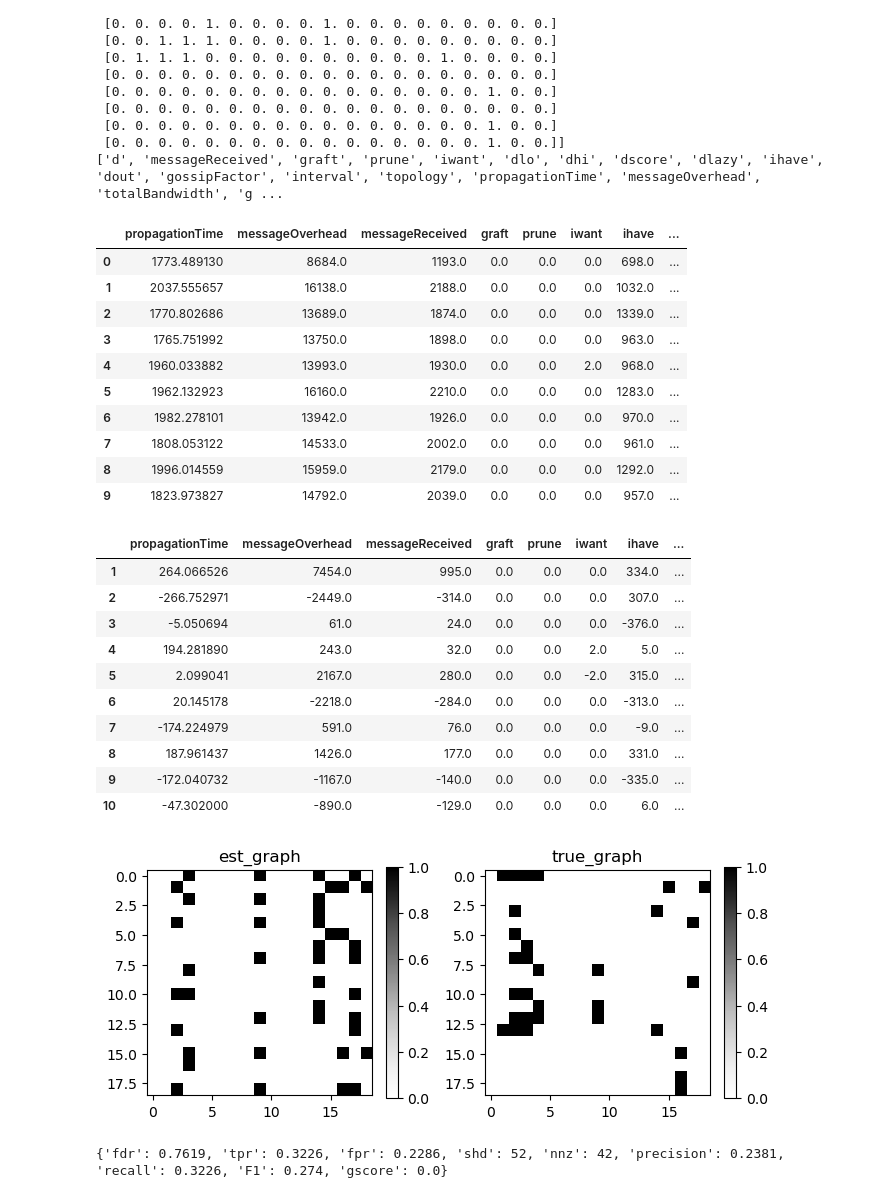
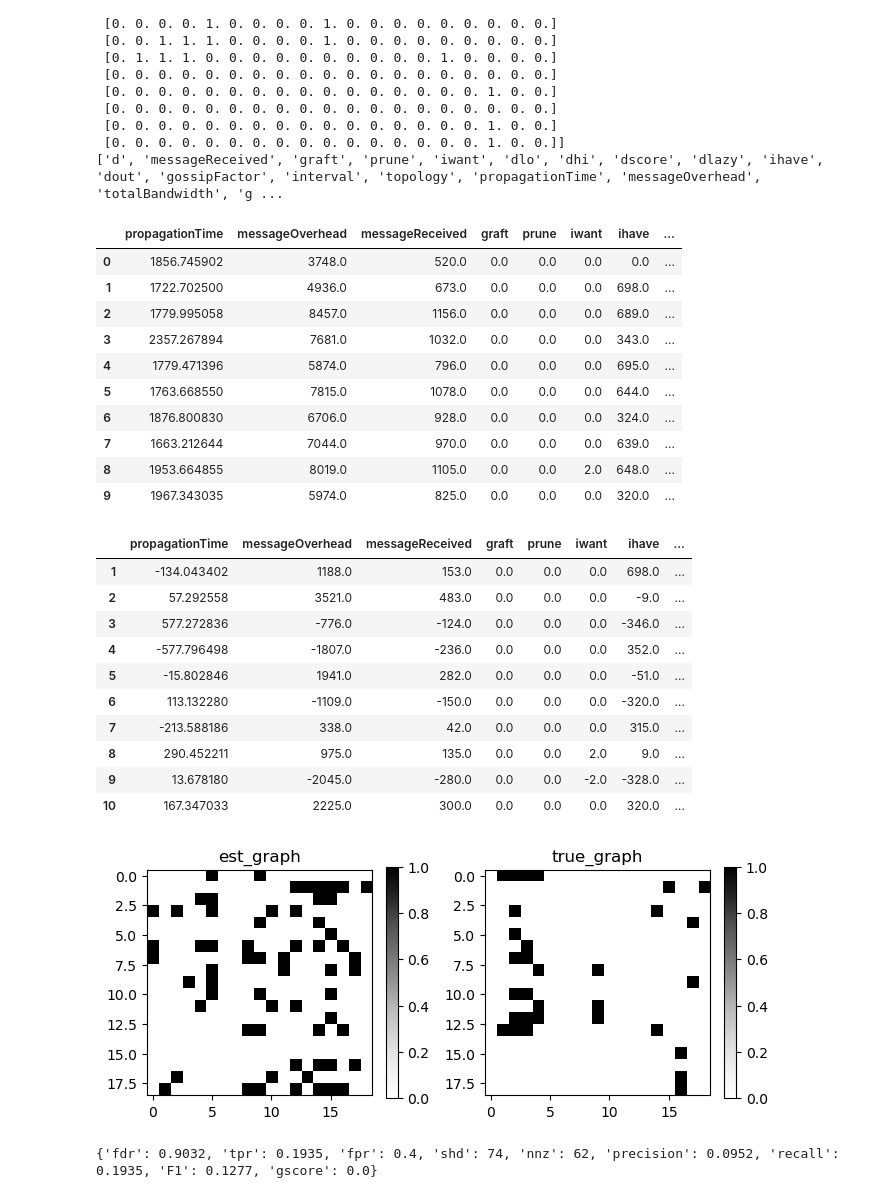
Before and after one commit to FlavScheidt/flexi-pipe, a Jupyter notebook: data/CausalAnalysis/CausalDiscovery/NomalizedData.ipynb, the cells around one changed output. Saved outputs shown, nothing was run; the diff lists cells and outputs as text; code cells hidden in the pictures.

```diff
--- a/data/CausalAnalysis/CausalDiscovery/NomalizedData.ipynb
+++ b/data/CausalAnalysis/CausalDiscovery/NomalizedData.ipynb
@@ -101,7 +101,7 @@ print(causal_graph.nodes)
 
 #Import data
 # data = pd.read_csv('../datasets/consolidated.csv',header=0, index_col=0)
-data = pd.read_csv('../consolidated.csv',header=0, index_col=0)
+data = pd.read_csv('../consolidated5s.csv',header=0, index_col=0)
 consolidated = pd.DataFrame(data)
 
 consolidated = consolidated.drop(columns=['experiment'])#, 'messageBandwidth'])#, 'gossipBandwidth'])#, 'messageDuplicated'])#, 'n_nodes', 'consensus', 'messageDuplicated'])
@@ -125,16 +125,16 @@ consolidated = consolidated.drop(columns=['top'])
 consolidated.head(10)
 # %% [output]
 |  | propagationTime | messageOverhead | messageReceived | graft | prune | iwant | ihave | ... |
-| 0 | 1773.489130 | 8684.0 | 1193.0 | 0.0 | 0.0 | 0.0 | 698.0 | ... |
-| 1 | 2037.555657 | 16138.0 | 2188.0 | 0.0 | 0.0 | 0.0 | 1032.0 | ... |
-| 2 | 1770.802686 | 13689.0 | 1874.0 | 0.0 | 0.0 | 0.0 | 1339.0 | ... |
-| 3 | 1765.751992 | 13750.0 | 1898.0 | 0.0 | 0.0 | 0.0 | 963.0 | ... |
-| 4 | 1960.033882 | 13993.0 | 1930.0 | 0.0 | 0.0 | 2.0 | 968.0 | ... |
-| 5 | 1962.132923 | 16160.0 | 2210.0 | 0.0 | 0.0 | 0.0 | 1283.0 | ... |
-| 6 | 1982.278101 | 13942.0 | 1926.0 | 0.0 | 0.0 | 0.0 | 970.0 | ... |
-| 7 | 1808.053122 | 14533.0 | 2002.0 | 0.0 | 0.0 | 0.0 | 961.0 | ... |
-| 8 | 1996.014559 | 15959.0 | 2179.0 | 0.0 | 0.0 | 0.0 | 1292.0 | ... |
-| 9 | 1823.973827 | 14792.0 | 2039.0 | 0.0 | 0.0 | 0.0 | 957.0 | ... |
+| 0 | 1856.745902 | 3748.0 | 520.0 | 0.0 | 0.0 | 0.0 | 0.0 | ... |
+| 1 | 1722.702500 | 4936.0 | 673.0 | 0.0 | 0.0 | 0.0 | 698.0 | ... |
+| 2 | 1779.995058 | 8457.0 | 1156.0 | 0.0 | 0.0 | 0.0 | 689.0 | ... |
+| 3 | 2357.267894 | 7681.0 | 1032.0 | 0.0 | 0.0 | 0.0 | 343.0 | ... |
+| 4 | 1779.471396 | 5874.0 | 796.0 | 0.0 | 0.0 | 0.0 | 695.0 | ... |
+| 5 | 1763.668550 | 7815.0 | 1078.0 | 0.0 | 0.0 | 0.0 | 644.0 | ... |
+| 6 | 1876.800830 | 6706.0 | 928.0 | 0.0 | 0.0 | 0.0 | 324.0 | ... |
+| 7 | 1663.212644 | 7044.0 | 970.0 | 0.0 | 0.0 | 0.0 | 639.0 | ... |
+| 8 | 1953.664855 | 8019.0 | 1105.0 | 0.0 | 0.0 | 2.0 | 648.0 | ... |
+| 9 | 1967.343035 | 5974.0 | 825.0 | 0.0 | 0.0 | 0.0 | 320.0 | ... |
 # %%
 #Differenting -> https://medium.com/@nathanvenos/time-series-analysis-in-python-ab582dd803cd
 
@@ -148,45 +148,46 @@ X = consolidateddiff[['d', 'messageReceived', 'graft', 'prune', 'iwant', 'dlo',
 consolidateddiff.head(10)
 # %% [output]
 |  | propagationTime | messageOverhead | messageReceived | graft | prune | iwant | ihave | ... |
-| 1 | 264.066526 | 7454.0 | 995.0 | 0.0 | 0.0 | 0.0 | 334.0 | ... |
-| 2 | -266.752971 | -2449.0 | -314.0 | 0.0 | 0.0 | 0.0 | 307.0 | ... |
-| 3 | -5.050694 | 61.0 | 24.0 | 0.0 | 0.0 | 0.0 | -376.0 | ... |
-| 4 | 194.281890 | 243.0 | 32.0 | 0.0 | 0.0 | 2.0 | 5.0 | ... |
-| 5 | 2.099041 | 2167.0 | 280.0 | 0.0 | 0.0 | -2.0 | 315.0 | ... |
-| 6 | 20.145178 | -2218.0 | -284.0 | 0.0 | 0.0 | 0.0 | -313.0 | ... |
-| 7 | -174.224979 | 591.0 | 76.0 | 0.0 | 0.0 | 0.0 | -9.0 | ... |
-| 8 | 187.961437 | 1426.0 | 177.0 | 0.0 | 0.0 | 0.0 | 331.0 | ... |
-| 9 | -172.040732 | -1167.0 | -140.0 | 0.0 | 0.0 | 0.0 | -335.0 | ... |
-| 10 | -47.302000 | -890.0 | -129.0 | 0.0 | 0.0 | 0.0 | 6.0 | ... |
+| 1 | -134.043402 | 1188.0 | 153.0 | 0.0 | 0.0 | 0.0 | 698.0 | ... |
+| 2 | 57.292558 | 3521.0 | 483.0 | 0.0 | 0.0 | 0.0 | -9.0 | ... |
+| 3 | 577.272836 | -776.0 | -124.0 | 0.0 | 0.0 | 0.0 | -346.0 | ... |
+| 4 | -577.796498 | -1807.0 | -236.0 | 0.0 | 0.0 | 0.0 | 352.0 | ... |
+| 5 | -15.802846 | 1941.0 | 282.0 | 0.0 | 0.0 | 0.0 | -51.0 | ... |
+| 6 | 113.132280 | -1109.0 | -150.0 | 0.0 | 0.0 | 0.0 | -320.0 | ... |
+| 7 | -213.588186 | 338.0 | 42.0 | 0.0 | 0.0 | 0.0 | 315.0 | ... |
+| 8 | 290.452211 | 975.0 | 135.0 | 0.0 | 0.0 | 2.0 | 9.0 | ... |
+| 9 | 13.678180 | -2045.0 | -280.0 | 0.0 | 0.0 | -2.0 | -328.0 | ... |
+| 10 | 167.347033 | 2225.0 | 300.0 | 0.0 | 0.0 | 0.0 | 320.0 | ... |
 # %%
 # structure learning
-priori = PrioriKnowledge(X.shape[1])
-priori.add_forbidden_edges([(0,0),(0,5),(0,6),(0,7),(0,8),(0,10),(0,11),(0,12),(0,13),(1,0),(1,5),(1,6),(1,7),(1,8),(1,10),(1,11),(1,12),(1,13),
-                            (2,0),(2,5),(2,6),(2,7),(2,8),(2,10),(2,11),(2,12),(2,13),(3,0),(3,5),(3,6),(3,7),(3,8),(3,10),(3,11),(3,12),(3,13),
-                            (4,0),(4,5),(4,6),(4,7),(4,8),(4,10),(4,11),(4,12),(4,13),(5,0),(5,5),(5,6),(5,7),(5,8),(5,10),(5,11),(5,12),(5,13),
-                            (6,0),(6,5),(6,6),(6,7),(6,8),(6,10),(6,11),(6,12),(6,13),(7,0),(7,5),(7,6),(7,7),(7,8),(7,10),(7,11),(7,12),(7,13),
-                            (8,0),(8,5),(8,6),(8,7),(8,8),(8,10),(8,11),(8,12),(8,13),(9,0),(9,5),(9,6),(9,7),(9,8),(9,10),(9,11),(9,12),(9,13),
-                            (10,0),(10,5),(10,6),(10,7),(10,8),(10,10),(10,11),(10,12),(10,13),(11,0),(11,5),(11,6),(11,7),(11,8),(11,10),(11,11),(11,12),(11,13),
-                            (12,0),(12,5),(12,6),(12,7),(12,8),(12,10),(12,11),(12,12),(12,13),(13,0),(13,5),(13,6),(13,7),(13,8),(13,10),(13,11),(13,12),(13,13),
-                            (14,0),(14,5),(14,6),(14,7),(14,8),(14,10),(14,11),(14,12),(14,13),(15,0),(15,5),(15,6),(15,7),(15,8),(15,10),(15,11),(15,12),(15,13),
-                            (16,0),(16,5),(16,6),(16,7),(16,8),(16,10),(16,11),(16,12),(16,13),(16,15),(17,0),(17,5),(17,6),(17,7),(17,8),(17,10),(17,11),(17,12),(17,13),(17,15),
-                            (18,0),(18,5),(18,6),(18,7),(18,8),(18,10),(18,11),(18,12),(18,13),(18,15),(14,4),(16,17),(16,18)])
-# priori.add_required_edges([(17, 16),
+# priori = PrioriKnowledge(X.shape[1])
+# priori.add_forbidden_edges([(14,4),(16,15),
+#                             (0,0),(0,5),(0,6),(0,7),(0,8),(0,10),(0,11),(0,12),(0,13),(1,0),(1,5),(1,6),(1,7),(1,8),(1,10),(1,11),(1,12),(1,13),
+#                             (2,0),(2,5),(2,6),(2,7),(2,8),(2,10),(2,11),(2,12),(2,13),(3,0),(3,5),(3,6),(3,7),(3,8),(3,10),(3,11),(3,12),(3,13),
+#                             (4,0),(4,5),(4,6),(4,7),(4,8),(4,10),(4,11),(4,12),(4,13),(5,0),(5,5),(5,6),(5,7),(5,8),(5,10),(5,11),(5,12),(5,13),
+#                             (6,0),(6,5),(6,6),(6,7),(6,8),(6,10),(6,11),(6,12),(6,13),(7,0),(7,5),(7,6),(7,7),(7,8),(7,10),(7,11),(7,12),(7,13),
+#                             (8,0),(8,5),(8,6),(8,7),(8,8),(8,10),(8,11),(8,12),(8,13),(9,0),(9,5),(9,6),(9,7),(9,8),(9,10),(9,11),(9,12),(9,13),
+#                             (10,0),(10,5),(10,6),(10,7),(10,8),(10,10),(10,11),(10,12),(10,13),(11,0),(11,5),(11,6),(11,7),(11,8),(11,10),(11,11),(11,12),(11,13),
+#                             (12,0),(12,5),(12,6),(12,7),(12,8),(12,10),(12,11),(12,12),(12,13),(13,0),(13,5),(13,6),(13,7),(13,8),(13,10),(13,11),(13,12),(13,13),
+#                             (14,0),(14,5),(14,6),(14,7),(14,8),(14,10),(14,11),(14,12),(14,13),(15,0),(15,5),(15,6),(15,7),(15,8),(15,10),(15,11),(15,12),(15,13),
+#                             (16,0),(16,5),(16,6),(16,7),(16,8),(16,10),(16,11),(16,12),(16,13),(16,15),(17,0),(17,5),(17,6),(17,7),(17,8),(17,10),(17,11),(17,12),(17,13),(17,15),
+#                             (18,0),(18,5),(18,6),(18,7),(18,8),(18,10),(18,11),(18,12),(18,13),(18,15),(14,4),(16,17),(16,18)])
+# # priori.add_required_edges([(17, 16),
 #                            (18, 16),
 #                            (6,2),
 #                            (5,3)])
-pc = PC(variant='original', priori_knowledge=priori)
+pc = PC(variant='original')#, priori_knowledge=priori)
 pc.learn(X)
 
 # plot predict_dag and true_dag
 GraphDAG(pc.causal_matrix, true_causal_matrix, 'result')
 
 # calculate metrics
 mt = MetricsDAG(pc.causal_matrix, true_causal_matrix)
 print(mt.metrics)
 # %% [output]
-[figure, old version]
+[figure, new version]
-{'fdr': 0.7619, 'tpr': 0.3226, 'fpr': 0.2286, 'shd': 52, 'nnz': 42, 'precision': 0.2381, 'recall': 0.3226, 'F1': 0.274, 'gscore': 0.0}
+{'fdr': 0.9032, 'tpr': 0.1935, 'fpr': 0.4, 'shd': 74, 'nnz': 62, 'precision': 0.0952, 'recall': 0.1935, 'F1': 0.1277, 'gscore': 0.0}
 # %%
 learned_causal_graph = nx.from_numpy_array(pc.causal_matrix, create_using=nx.DiGraph)
 
```
Also changed, not shown: parts of 5 cells of this notebook, 26 other files.
